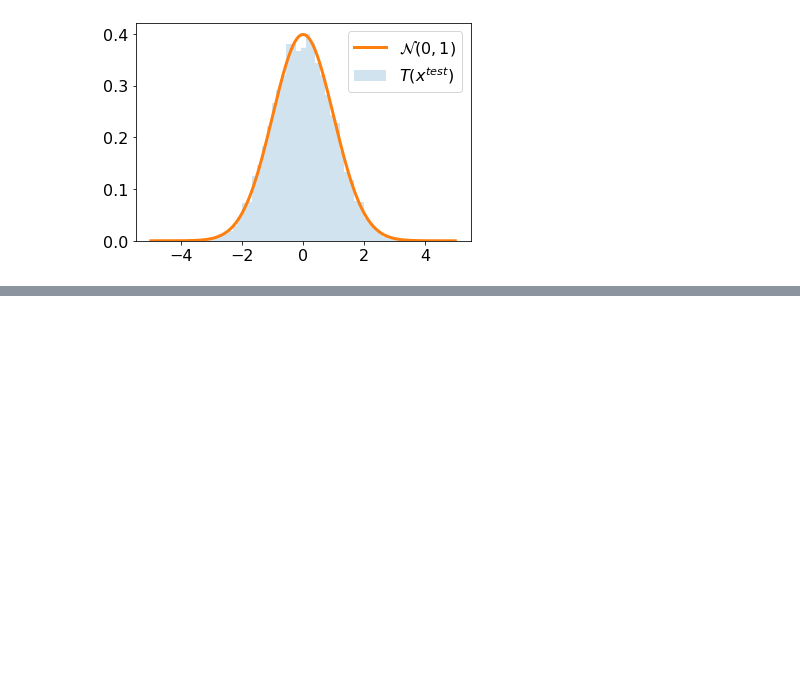
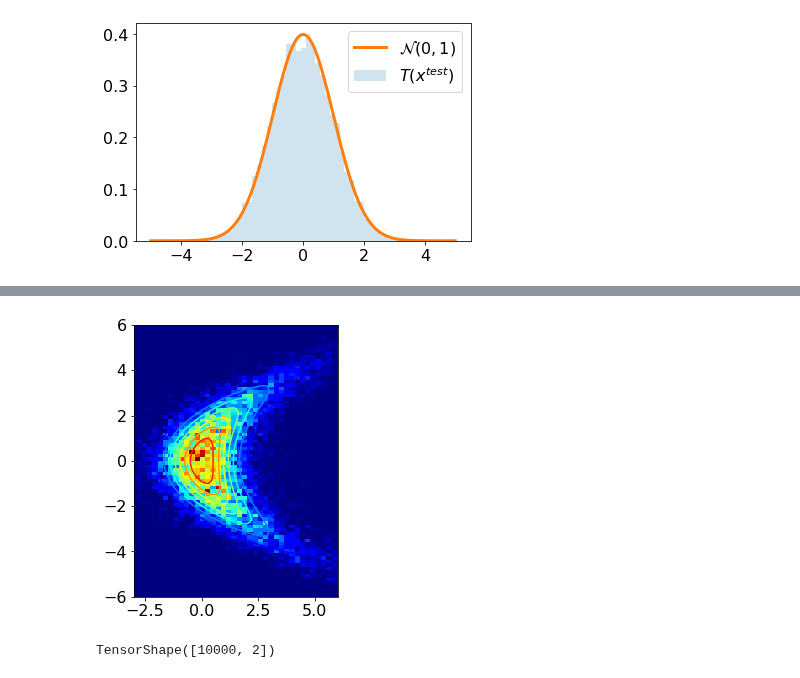
Before and after one commit to jecampagne/ML-toys, a Jupyter notebook: Toy_Flow_cubic.ipynb, the cells around one changed output, grey strips where cells are left out. Cells and saved outputs as stored; diff of their text form; code cells hidden in the pictures; blank space fills up the shorter version.

```diff
--- a/Toy_Flow_cubic.ipynb
+++ b/Toy_Flow_cubic.ipynb
@@ -183,0 +186,23 @@ plt.legend();
+# %%
+import matplotlib as mpl
+import matplotlib.pyplot as plt
+import matplotlib.ticker as mticker
+mpl.rc('image', cmap='jet')
+mpl.rcParams['font.size'] = 16
+
+import numpy as np
+
+import tensorflow.compat.v2 as tf
+import tensorflow_probability as tfp
+
+from tensorflow_probability import bijectors as tfb
+from tensorflow_probability import distributions as tfd
+from tensorflow import keras as tfk
+from tensorflow.keras import layers as tfkl
+
+tf.enable_v2_behavior()
+# %%
+n = 10_000
+x2 = np.random.randn(n).astype(dtype=np.float32) * 2.
+x1 = np.random.randn(n).astype(dtype=np.float32) + (x2 * x2 / 4.)
+data = np.stack([x1, x2], axis=-1)
@@ -183,0 +213,5 @@ plt.legend();
+# %%
+joint = tfd.JointDistributionSequential([
+  tfd.Normal(loc=0,scale=2), # x2
+  lambda x2: tfd.Normal(loc=x2*x2/4.,scale=1)],
+  batch_ndims=0, use_vectorized_map=True)
@@ -183,0 +226,16 @@ plt.legend();
+# %%
+x = np.linspace(-3,6)
+y = np.linspace(-6,6)
+xv, yv = np.meshgrid(x, y, sparse=True)
+z = joint.prob(x2=yv,x=xv)
+# %%
+fig = plt.figure(figsize=(5,5))
+plt.scatter(x1,x2,s=0.1)
+plt.hist2d(x1,x2,density=True,bins=[100,100])
+plt.contour(x,y,z)
+plt.gca().set_aspect('equal')
+plt.xlim([x.min(),x.max()])
+plt.ylim([y.min(),y.max()])
+plt.draw()
+# %% [output]
+[figure, added]
@@ -183,0 +249,4 @@ plt.legend();
+# %%
+base_spl.shape
+# %% [output]
+TensorShape([10000, 2])
```
Also changed, not shown: parts of 10 cells of this notebook.
